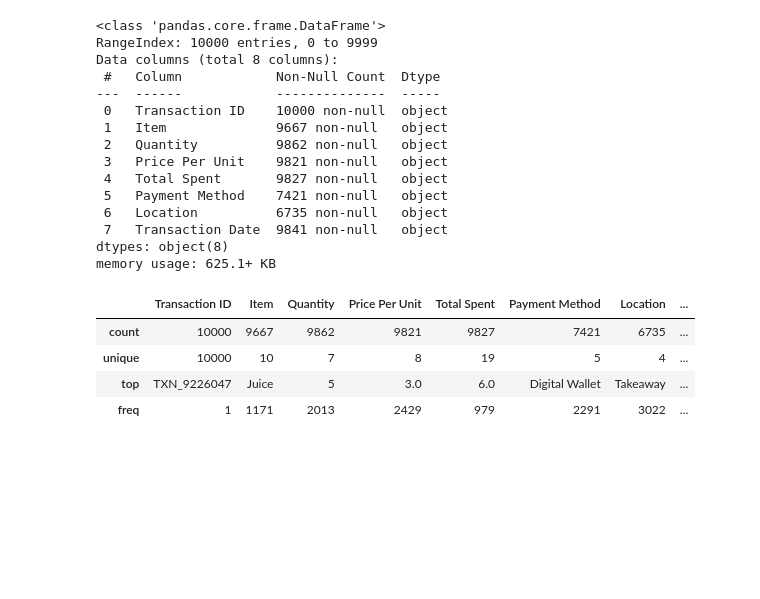
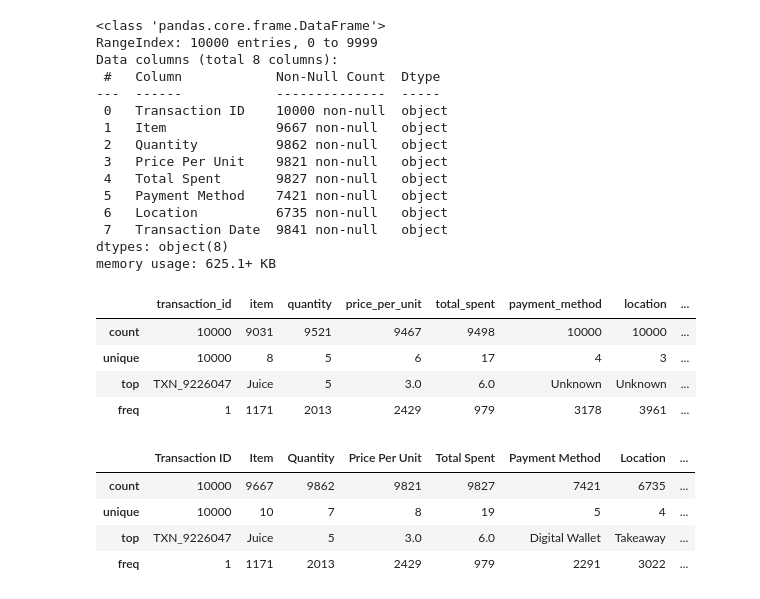
Before and after one commit to Alister44/Analysis_Cafe_Sales, a Jupyter notebook: cafe_eda_workbook_version2.ipynb, the cells around one changed output. Drawn from its saved outputs; the diff is of its cells as text; code cells hidden in the pictures; blank space fills up the shorter version.

```diff
--- a/cafe_eda_workbook_version2.ipynb
+++ b/cafe_eda_workbook_version2.ipynb
@@ -102,6 +102,14 @@ Data columns (total 8 columns):
  7   Transaction Date  9841 non-null   object
 dtypes: object(8)
 memory usage: 625.1+ KB
+# %%
+df.describe()
+# %% [output]
+|  | transaction_id | item | quantity | price_per_unit | total_spent | payment_method | location | ... |
+| count | 10000 | 9031 | 9521 | 9467 | 9498 | 10000 | 10000 | ... |
+| unique | 10000 | 8 | 5 | 6 | 17 | 4 | 3 | ... |
+| top | TXN_9226047 | Juice | 5 | 3.0 | 6.0 | Unknown | Unknown | ... |
+| freq | 1 | 1171 | 2013 | 2429 | 979 | 3178 | 3961 | ... |
 # %%
 # Описова статистика (для числових І текстових колонок)
 # Підказка: є параметр include='all'
```
Also changed, not shown: parts of 7 cells of this notebook.
